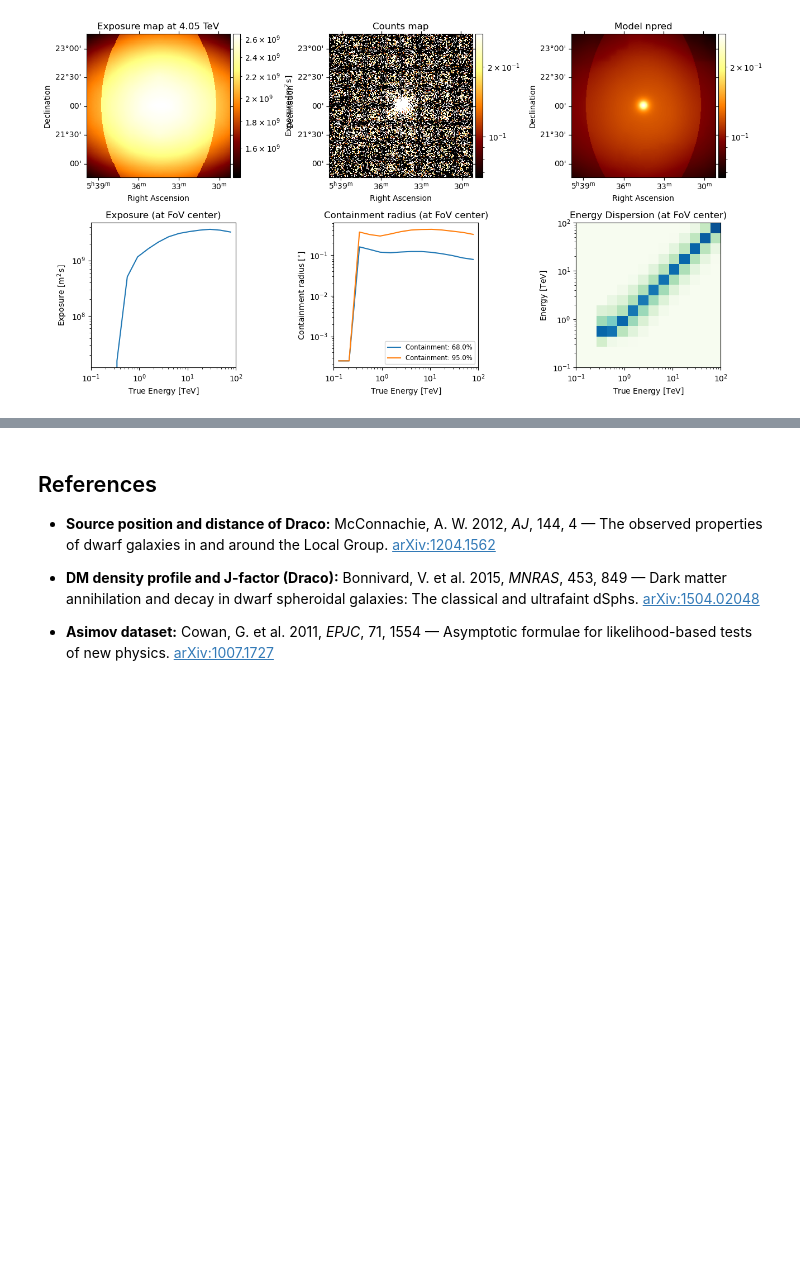
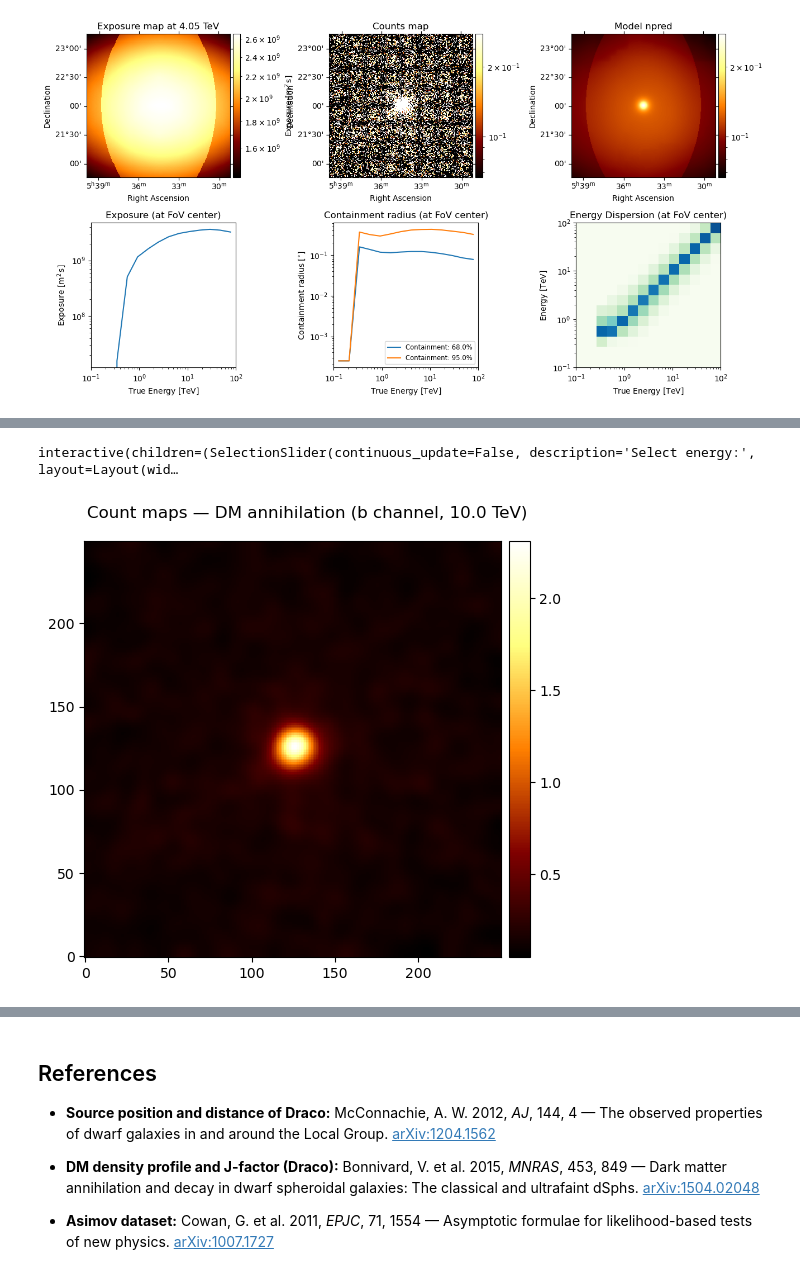
Before and after one commit to alexcervino/Dark-Matter-Tutorials-Gammapy, a Jupyter notebook: tutorial_observation_simulation.ipynb, the cells around one changed output, grey strips where cells are left out. Cells and saved outputs as stored; diff of their text form; code cells hidden in the pictures; blank space fills up the shorter version.

```diff
--- a/tutorial_observation_simulation.ipynb
+++ b/tutorial_observation_simulation.ipynb
@@ -682,0 +663,23 @@ stacked.peek()
+# %%
+# ─────────────────────────────────────────────
+# Interactive
+# ─────────────────────────────────────────────
+stacked.counts.smooth(0.05 * u.deg).plot_interactive(add_cbar=True, stretch="linear")
+plt.show()
+# %% [output]
+interactive(children=(SelectionSlider(continuous_update=False, description='Select energy:', layout=Layout(wid…
+# %%
+# ─────────────────────────────────────────────
+# Static : summed over all energies
+# ─────────────────────────────────────────────
+fig, axes = plt.subplots(1, figsize=(12, 5))
+
+stacked.counts.reduce_over_axes().smooth(0.05 * u.deg).plot(
+    ax=axes, add_cbar=True
+)
+
+plt.suptitle(f"Count maps — DM annihilation ({channel} channel, {massDM})")
+plt.tight_layout()
+plt.show()
+# %% [output]
+[figure, added]
```
Also changed, not shown: parts of 14 cells of this notebook, 1 other file.
